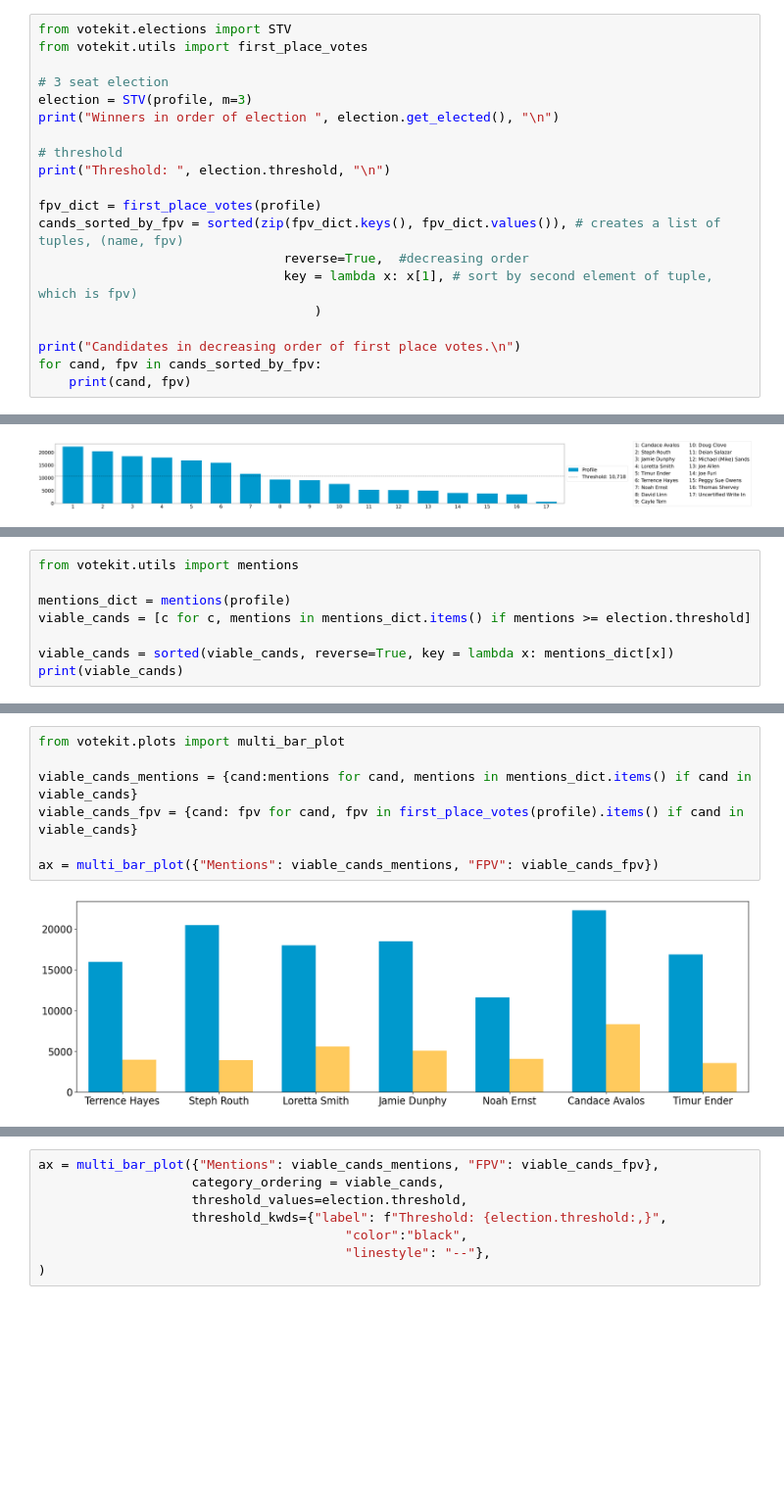
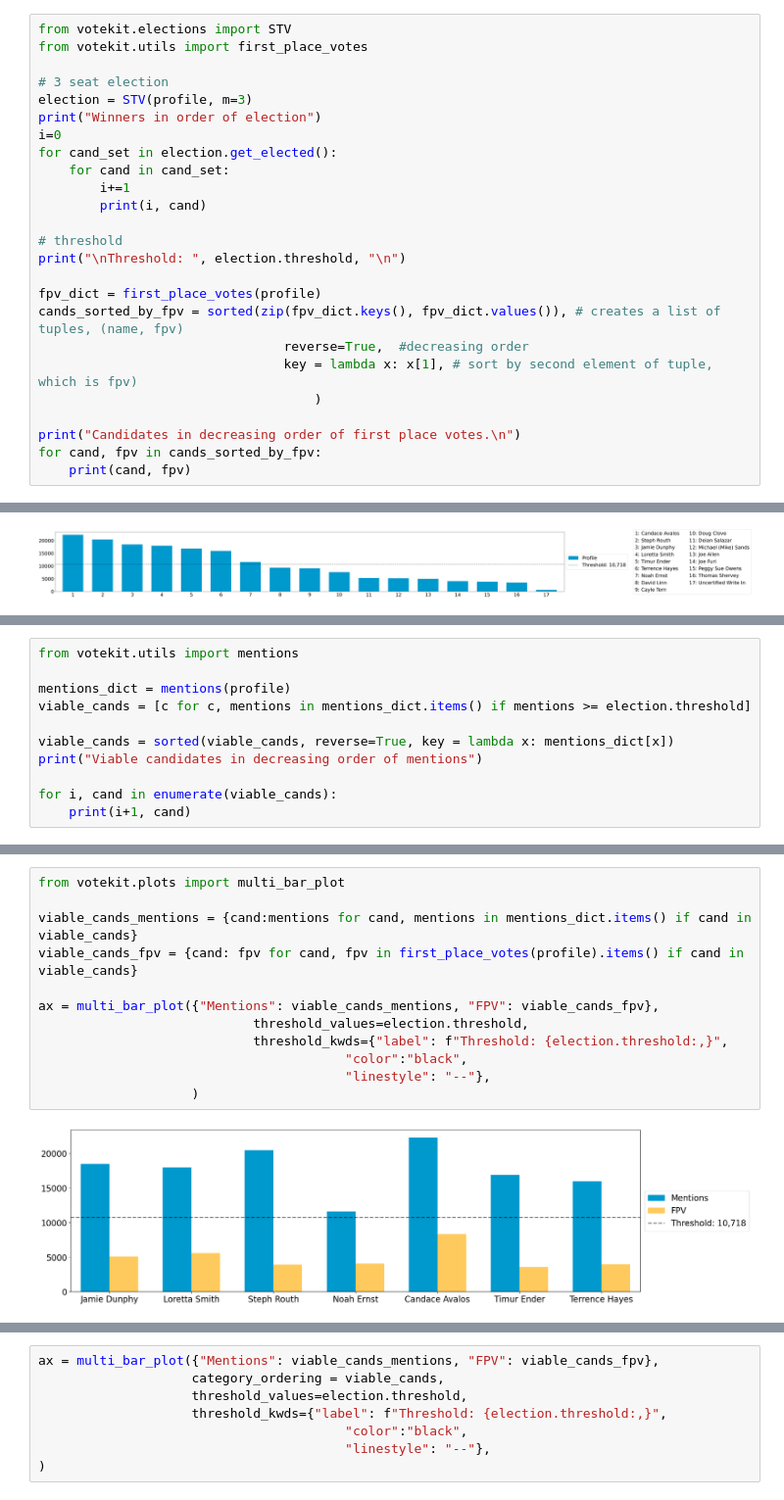
Before and after one commit to mggg/VoteKit, a Jupyter notebook: notebooks/7_portland_case_study.ipynb, the cells around one changed output, grey strips where cells are left out. Shown at 98% size. Cells and saved outputs as stored; diff of their text form; blank space fills up the shorter version.

Commit message:
finish candidate section

```diff
--- a/notebooks/7_portland_case_study.ipynb
+++ b/notebooks/7_portland_case_study.ipynb
@@ -39,10 +43,15 @@ from votekit.utils import first_place_votes
 
 # 3 seat election
 election = STV(profile, m=3)
-print("Winners in order of election ", election.get_elected(), "\n")
+print("Winners in order of election")
+i=0
+for cand_set in election.get_elected():
+    for cand in cand_set:
+        i+=1
+        print(i, cand)
 
 # threshold
-print("Threshold: ", election.threshold, "\n")
+print("\nThreshold: ", election.threshold, "\n")
 
 fpv_dict = first_place_votes(profile)
 cands_sorted_by_fpv = sorted(zip(fpv_dict.keys(), fpv_dict.values()), # creates a list of tuples, (name, fpv)
@@ -116,5 +127,8 @@ mentions_dict = mentions(profile)
 viable_cands = [c for c, mentions in mentions_dict.items() if mentions >= election.threshold]
 
 viable_cands = sorted(viable_cands, reverse=True, key = lambda x: mentions_dict[x])
-print(viable_cands)
+print("Viable candidates in decreasing order of mentions")
+
+for i, cand in enumerate(viable_cands):
+    print(i+1, cand)
 # %% [output]
@@ -124,10 +145,15 @@ Let's also plot their first place votes, next to their mentions. After all, STV
 # %%
 from votekit.plots import multi_bar_plot
 
 viable_cands_mentions = {cand:mentions for cand, mentions in mentions_dict.items() if cand in viable_cands}
 viable_cands_fpv = {cand: fpv for cand, fpv in first_place_votes(profile).items() if cand in viable_cands}
 
-ax = multi_bar_plot({"Mentions": viable_cands_mentions, "FPV": viable_cands_fpv})
+ax = multi_bar_plot({"Mentions": viable_cands_mentions, "FPV": viable_cands_fpv},
+                            threshold_values=election.threshold,
+                            threshold_kwds={"label": f"Threshold: {election.threshold:,}",
+                                        "color":"black",
+                                        "linestyle": "--"},
+                    )
 # %% [output]
-[figure, old version]
+[figure, new version]
 # %% [markdown]
```
Also changed, not shown: parts of 40 cells of this notebook.
